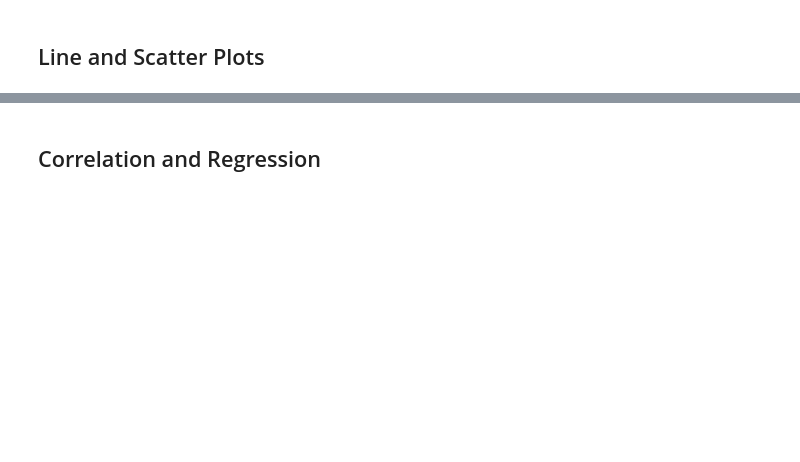
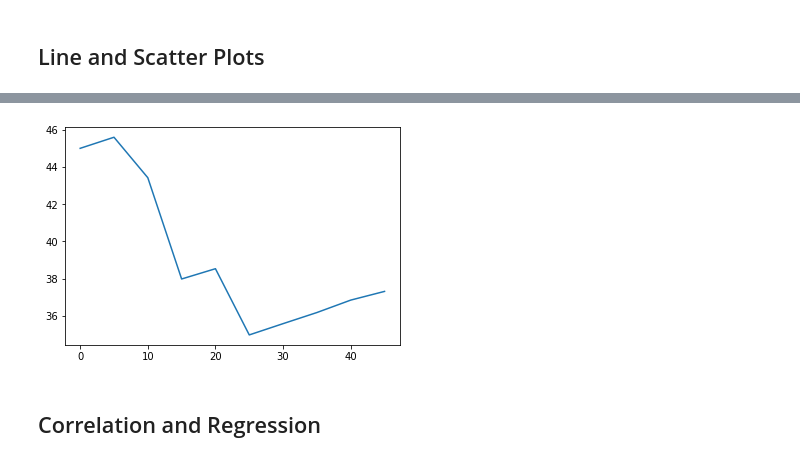
Before and after one commit to rperezme-data/DAB_H05_Matplotlib-challenge, a Jupyter notebook: Pymaceuticals/main.ipynb, the cells around one changed output, grey strips where cells are left out. Saved outputs shown, nothing was run; the diff lists cells and outputs as text; code cells hidden in the pictures; blank space fills up the shorter version.

```diff
--- a/Pymaceuticals/main.ipynb
+++ b/Pymaceuticals/main.ipynb
@@ -309,3 +312,7 @@ plt.show()
 ## Line and Scatter Plots
 # %%
 # Generate a line plot of tumor volume vs. time point for a mouse treated with Capomulin
+treatment = "Capomulin"
+treatment_data = clean_data.loc[clean_data['Drug Regimen'] == treatment][['Mouse ID', 'Timepoint', 'Tumor Volume (mm3)', 'Weight (g)']]
+treatment_data['Mouse ID'].unique()
+treatment_data
@@ -311,0 +344,5 @@ plt.show()
+# %%
+## Hard code mouse sample
+sample_mouse = 'i738'
+sample_data = treatment_data.loc[treatment_data['Mouse ID'] == sample_mouse]
+sample_data
@@ -312,3 +361,11 @@ plt.show()
+# %%
+x = treatment_data.loc[treatment_data['Mouse ID'] == sample_mouse]['Timepoint']
+y = treatment_data.loc[treatment_data['Mouse ID'] == sample_mouse]['Tumor Volume (mm3)']
+
+plt.plot(x,y)
+plt.show()
+# %% [output]
+[figure, added]
 # %%
 # Generate a scatter plot of average tumor volume vs. mouse weight for the Capomulin regimen
 # %% [markdown]
```
Also changed, not shown: parts of 9 cells of this notebook.
